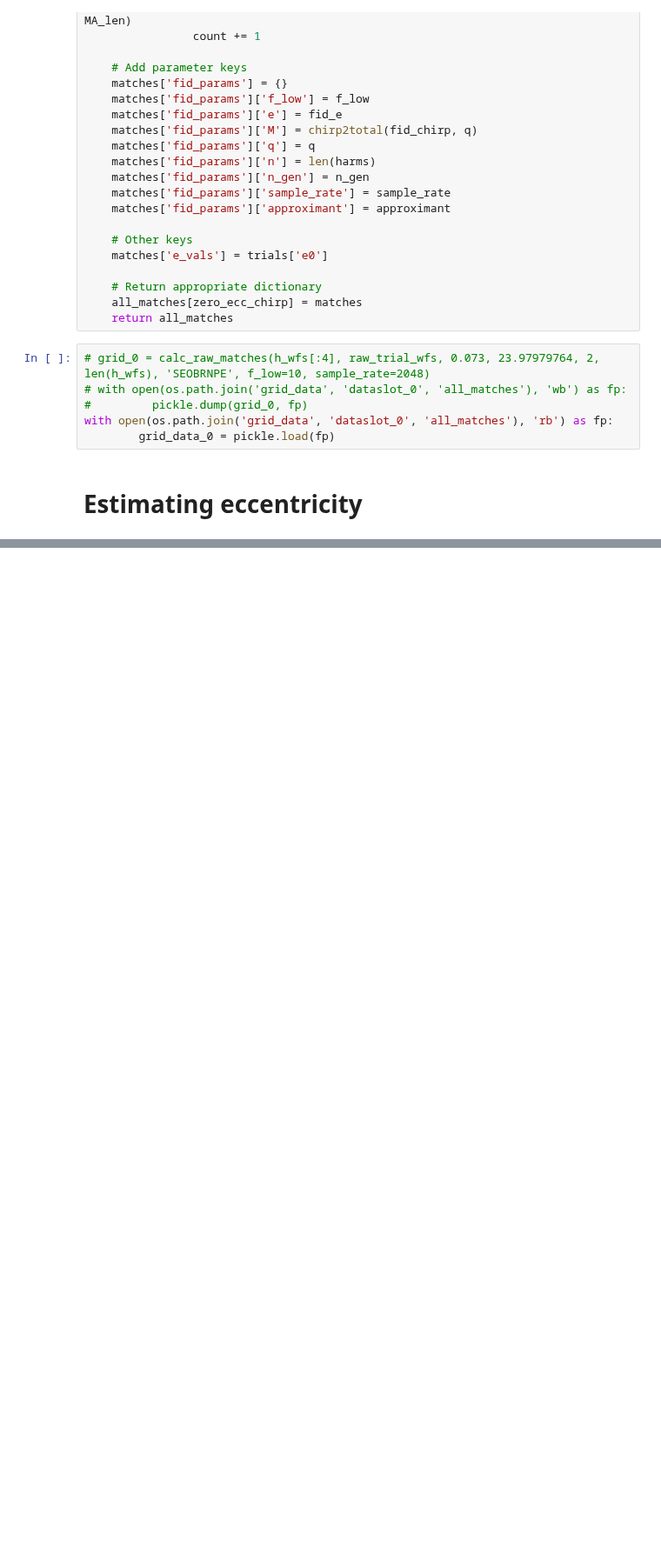
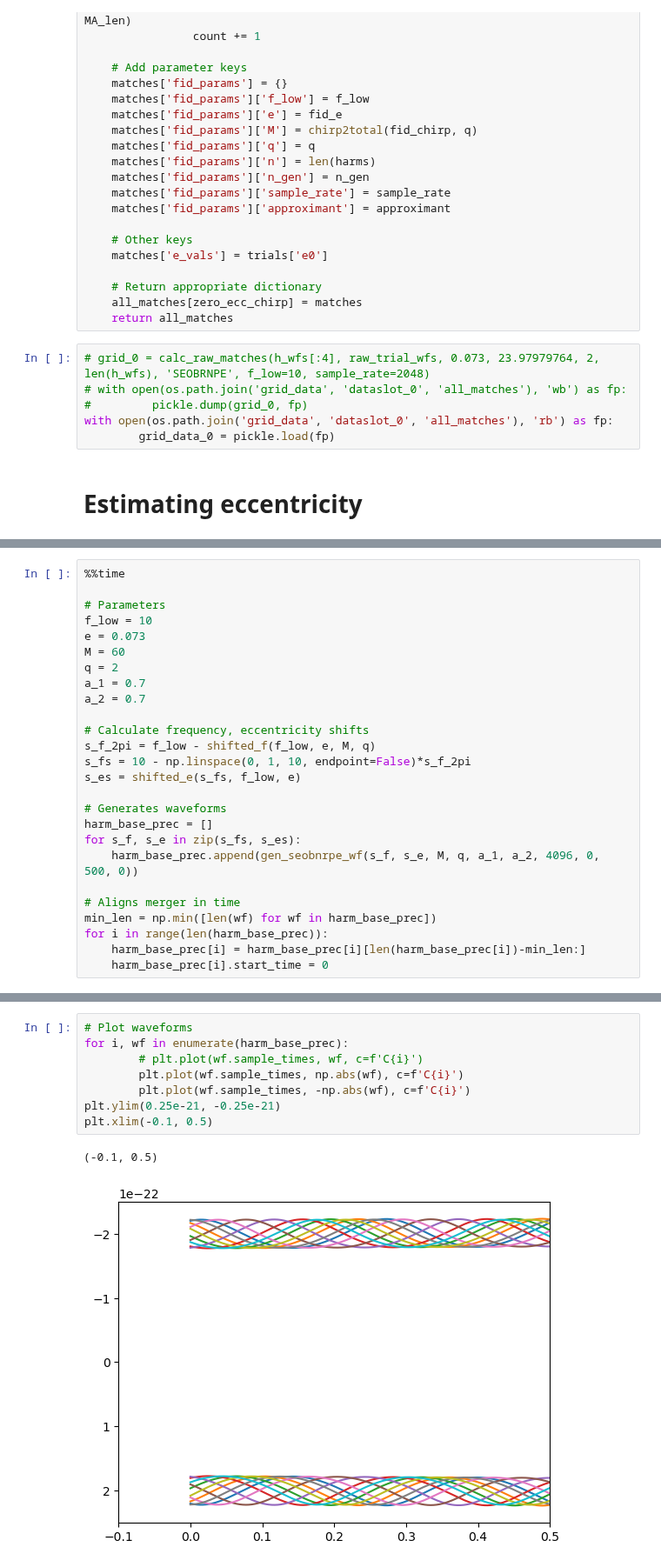
Before and after one commit to BenGPatterson/EccentricPrecession, a Jupyter notebook: seobnrpe_method.ipynb, the cells around one changed output, grey strips where cells are left out. Shown at 87% size. Drawn from its saved outputs; the diff is of its cells as text; blank space fills up the shorter version.

Commit message:
found bug with harmonic basis waveforms not correctly spaced

```diff
--- a/seobnrpe_method.ipynb
+++ b/seobnrpe_method.ipynb
@@ -261,0 +373,26 @@ with open(os.path.join('grid_data', 'dataslot_0', 'all_matches'), 'rb') as fp:
+# %%
+%%time
+
+# Parameters
+f_low = 10
+e = 0.073
+M = 60
+q = 2
+a_1 = 0.7
+a_2 = 0.7
+
+# Calculate frequency, eccentricity shifts
+s_f_2pi = f_low - shifted_f(f_low, e, M, q)
+s_fs = 10 - np.linspace(0, 1, 10, endpoint=False)*s_f_2pi
+s_es = shifted_e(s_fs, f_low, e)
+
+# Generates waveforms
+harm_base_prec = []
+for s_f, s_e in zip(s_fs, s_es):
+    harm_base_prec.append(gen_seobnrpe_wf(s_f, s_e, M, q, a_1, a_2, 4096, 0, 500, 0))
+
+# Aligns merger in time
+min_len = np.min([len(wf) for wf in harm_base_prec])
+for i in range(len(harm_base_prec)):
+    harm_base_prec[i] = harm_base_prec[i][len(harm_base_prec[i])-min_len:]
+    harm_base_prec[i].start_time = 0
@@ -261,0 +402,11 @@ with open(os.path.join('grid_data', 'dataslot_0', 'all_matches'), 'rb') as fp:
+# %%
+# Plot waveforms
+for i, wf in enumerate(harm_base_prec):
+        # plt.plot(wf.sample_times, wf, c=f'C{i}')
+        plt.plot(wf.sample_times, np.abs(wf), c=f'C{i}')
+        plt.plot(wf.sample_times, -np.abs(wf), c=f'C{i}')
+plt.ylim(0.25e-21, -0.25e-21)
+plt.xlim(-0.1, 0.5)
+# %% [output]
+(-0.1, 0.5)
+[figure, added]
```
Also changed, not shown: parts of 12 cells of this notebook.
